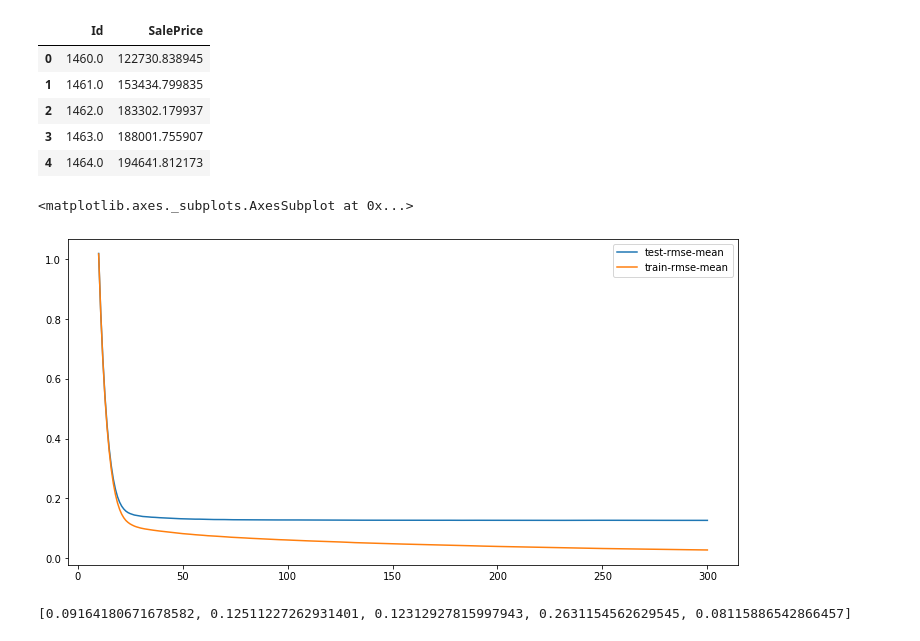
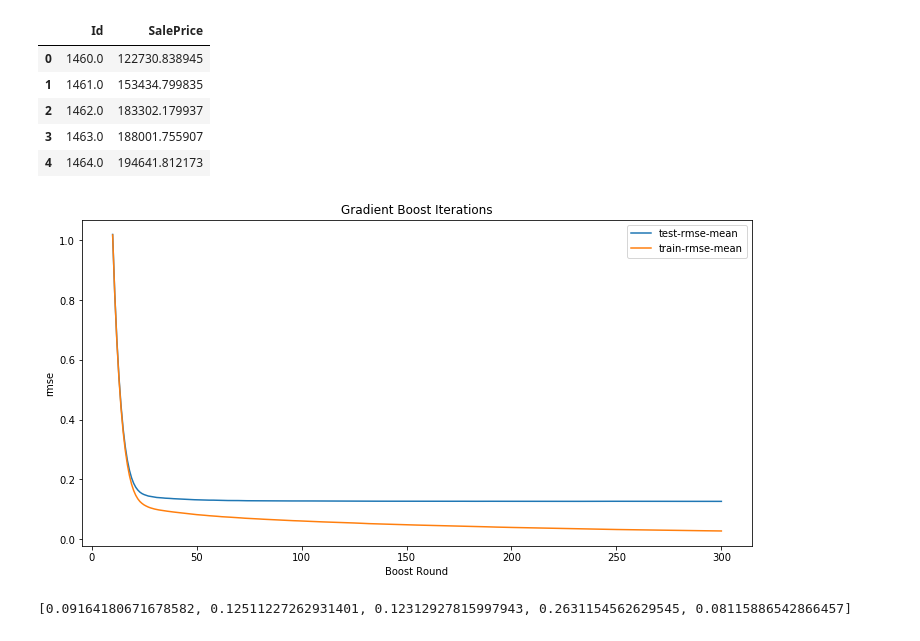
Before and after one commit to boubinmj/housing, a Jupyter notebook: housing.ipynb, the cells around one changed output. Saved outputs shown, nothing was run; the diff lists cells and outputs as text; code cells hidden in the pictures.

```diff
--- a/housing.ipynb
+++ b/housing.ipynb
@@ -503,16 +503,19 @@ subs.head(5)
 # %%
 # Gradient Boosting
 
 import xgboost as xgb
 g_train = xgb.DMatrix(X_train, label = y)
 g_test = xgb.DMatrix(X_test)
 
 params = {"max_depth":3, "eta":0.2}
 model = xgb.cv(params, g_train,  num_boost_round=500, early_stopping_rounds=100)
 model.loc[10:,["test-rmse-mean", "train-rmse-mean"]].plot()
+plt.xlabel('Boost Round')
+plt.ylabel('rmse')
+plt.title('Gradient Boost Iterations')
+plt.savefig('gb hyperparameters')
 # %% [output]
-<matplotlib.axes._subplots.AxesSubplot at 0x...>
-[figure, old version]
+[figure, new version]
 # %%
 print(eval)
 # %% [output]
```
Also changed, not shown: parts of 2 cells of this notebook, 12 other files.
